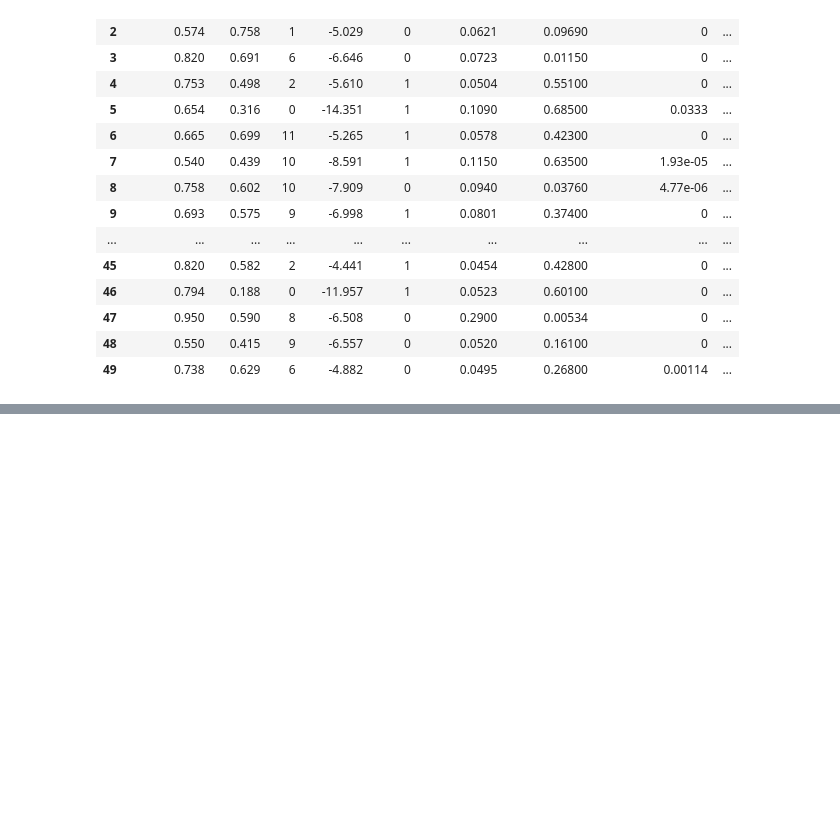
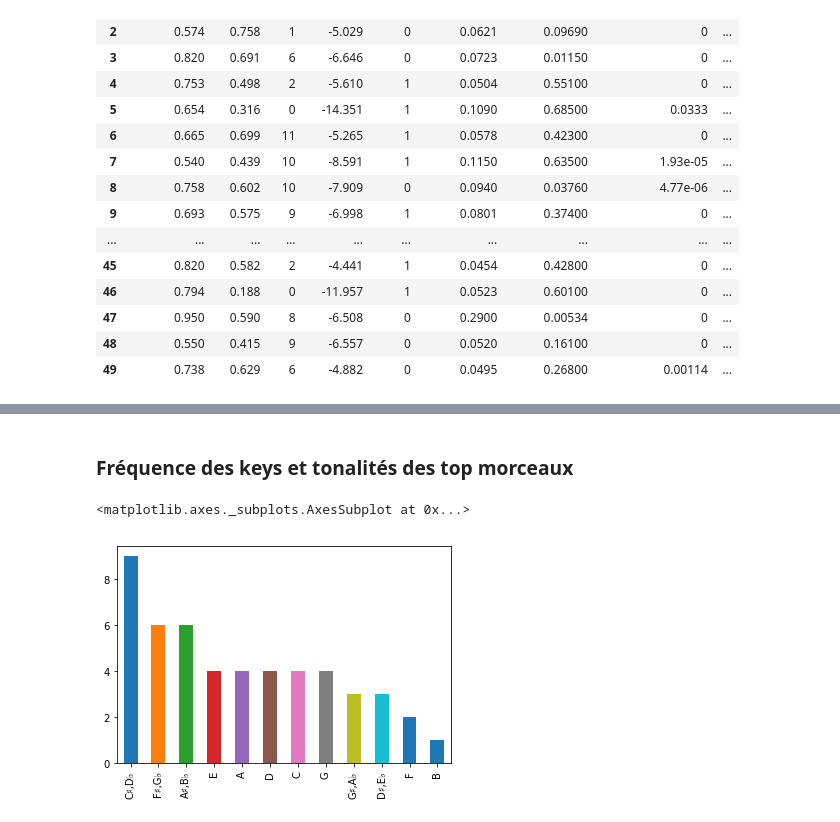
Before and after one commit to rreinette/BEAVERMATRIX, a Jupyter notebook: spotify/randy/Challenge_Data.ipynb, the cells around one changed output, grey strips where cells are left out. Cells and saved outputs as stored; diff of their text form; code cells hidden in the pictures; blank space fills up the shorter version.

```diff
--- a/spotify/randy/Challenge_Data.ipynb
+++ b/spotify/randy/Challenge_Data.ipynb
@@ -202,0 +237,9 @@ Dimension :  (50, 15)
+# %% [markdown]
+### Fréquence des keys et tonalités des top morceaux
+# %%
+df_audio_features["keyName"] = df_audio_features["key"].map({0 : "C", 1 : "C♯,D♭", 2 : "D", 3 : "D♯,E♭", 4 : "E", 5 :  "F", 6 : "F♯,G♭",7 : "G",8 : "G♯,A♭",9 : "A",10 : "A♯,B♭",11 : "B"})
+df_audio_features["modeName"] = df_audio_features["mode"].map({0 : "minor",1 : "major"})
+df_audio_features["keyName"].value_counts().plot('bar')
+# %% [output]
+<matplotlib.axes._subplots.AxesSubplot at 0x...>
+[figure, added]
```
Also changed, not shown: parts of 9 cells of this notebook.
